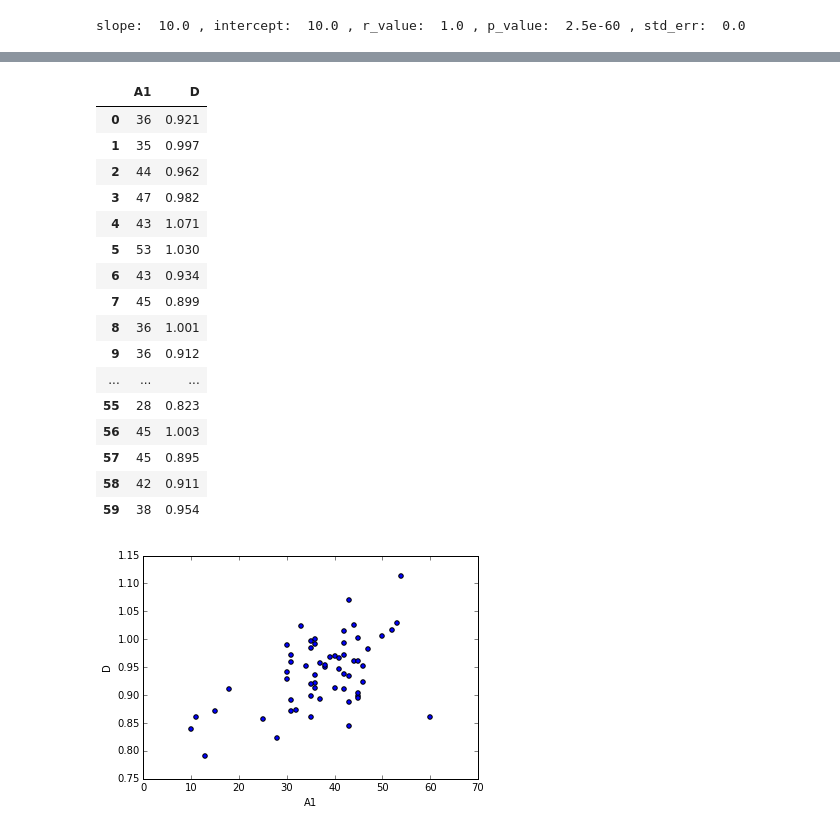
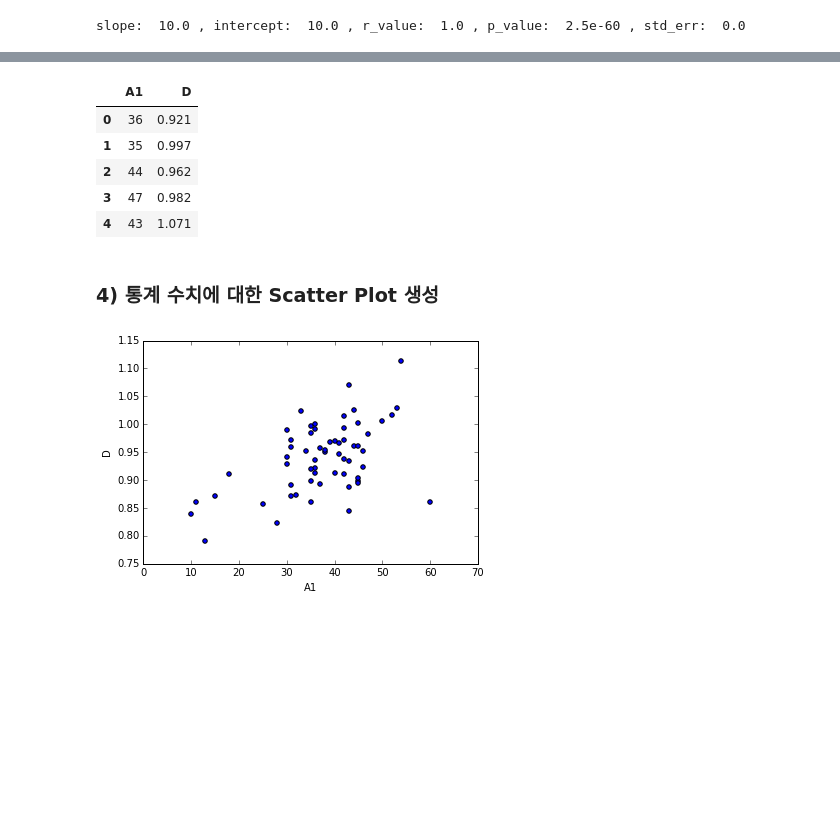
Before and after one commit to bluebibi/python-for-data-analysis, a Jupyter notebook: data_science/linear_regression.ipynb, the cells around one changed output, grey strips where cells are left out. Cells and saved outputs as stored; diff of their text form; code cells hidden in the pictures; blank space fills up the shorter version.

```diff
--- a/data_science/linear_regression.ipynb
+++ b/data_science/linear_regression.ipynb
@@ -72,25 +135,16 @@ df
 # %%
 df2 = df[['A1','D']]
 # %%
-df2
+df2.head()
 # %% [output]
 |  | A1 | D |
 | 0 | 36 | 0.921 |
 | 1 | 35 | 0.997 |
 | 2 | 44 | 0.962 |
 | 3 | 47 | 0.982 |
 | 4 | 43 | 1.071 |
-| 5 | 53 | 1.030 |
-| 6 | 43 | 0.934 |
-| 7 | 45 | 0.899 |
-| 8 | 36 | 1.001 |
-| 9 | 36 | 0.912 |
-| ... | ... | ... |
-| 55 | 28 | 0.823 |
-| 56 | 45 | 1.003 |
-| 57 | 45 | 0.895 |
-| 58 | 42 | 0.911 |
-| 59 | 38 | 0.954 |
+# %% [markdown]
+### 4) 통계 수치에 대한 Scatter Plot 생성
 # %%
 fig = df2.plot(kind="scatter", x="A1", y="D")
 # %% [output]
```
Also changed, not shown: parts of 39 cells of this notebook, 1 other file.
